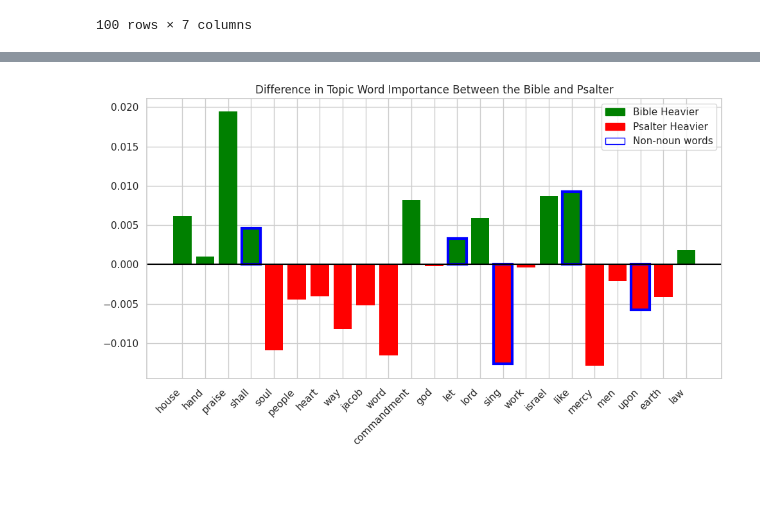
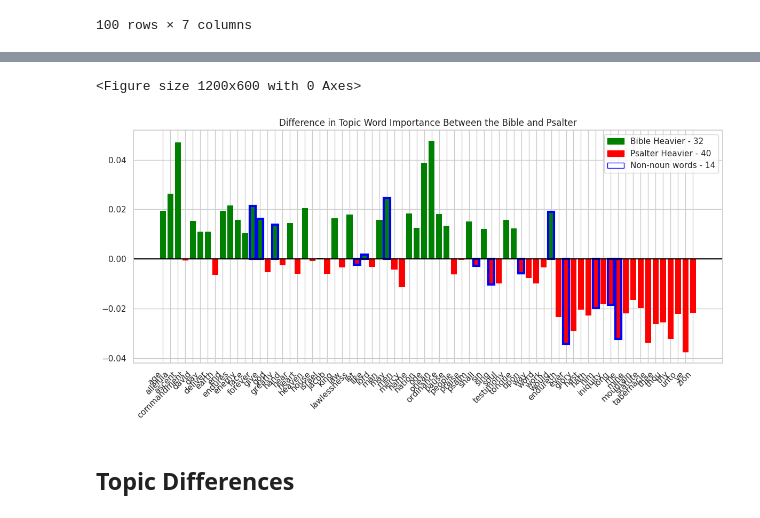
Before and after one commit to cwc09262/psalms-text-comparison, a Jupyter notebook: BERTopic.ipynb, the cells around one changed output, grey strips where cells are left out. Cells and saved outputs as stored; diff of their text form; code cells hidden in the pictures; blank space fills up the shorter version.

```diff
--- a/BERTopic.ipynb
+++ b/BERTopic.ipynb
@@ -1543,3 +1590,23 @@ comparison["Difference"] = (
+# %%
+bible_weights = (
+    overall_topics
+    .groupby("Bible - word")["Weight"]
+    .mean()
+    .pipe(lambda x: x / x.sum())
+)
+
+psalter_weights = (
+    overall_topics
+    .groupby("Psalter - word")["Psalter Weight"]
+    .mean()
+    .pipe(lambda x: x / x.sum())
+)
+# %%
+comparison = pd.concat(
+    [bible_weights, psalter_weights],
+    axis=1,
+    keys=["Bible", "Psalter"]
+).fillna(0)
 # %%
 comparison["POS"] = comparison.index.to_series().apply(tag_word)
 
@@ -1564,0 +1628,9 @@ comparison
+# %%
+comparison["Difference"] = comparison["Bible"] - comparison["Psalter"]
+# %%
+import numpy as np
+
+comparison["Log_Ratio"] = np.log(
+    (comparison["Bible"] + 1e-9) /
+    (comparison["Psalter"] + 1e-9)
+)
@@ -1565,41 +1655,50 @@ comparison
 # %%
 import matplotlib.pyplot as plt
 import matplotlib.patches as mpatches
+
+plt.figure(figsize=(12, 6))
 
 comparison["POS"] = comparison.index.to_series().apply(tag_word)
 
 colors = ["green" if x > 0 else "red"
           for x in comparison["Difference"]]
 
 edges = ["blue" if x != "noun" else (0, 0, 0, 0)
          for x in comparison["POS"]]
 
-plt.figure(figsize=(10, 6))
+plt.figure(figsize=(12, 6))
 
 plt.bar(
     comparison.index,
     comparison["Difference"],
     color=colors,
     edgecolor=edges,
     linewidth=3
 )
 
+counts = pd.Series(colors).value_counts().to_dict()
+non_nouns = pd.Series(edges).value_counts().to_dict()
+
+
 plt.axhline(0, color="black")
 
 plt.xticks(rotation=45, ha="right")
 plt.title("Difference in Topic Word Importance Between the Bible and Psalter")
-green_patch = mpatches.Patch(color='green', label='Bible Heavier')
-red_patch = mpatches.Patch(color='red', label='Psalter Heavier')
+green_patch = mpatches.Patch(color='green', label=f'Bible Heavier - {counts["green"]}')
+red_patch = mpatches.Patch(color='red', label=f'Psalter Heavier - {counts["red"]}')
 
 edge_patch = mpatches.Patch(
     facecolor="white",
     edgecolor="blue",
-    label="Non-noun words"
+    label=f"Non-noun words - {non_nouns['blue']}"
 )
 
 plt.legend(handles=[green_patch, red_patch, edge_patch])
 
 plt.tight_layout()
 plt.show()
 # %% [output]
+<Figure size 1200x600 with 0 Axes>
-[figure, old version]
+[figure, new version]
+# %% [markdown]
+## Topic Differences
```
Also changed, not shown: parts of 5 cells of this notebook, 2 other files.
